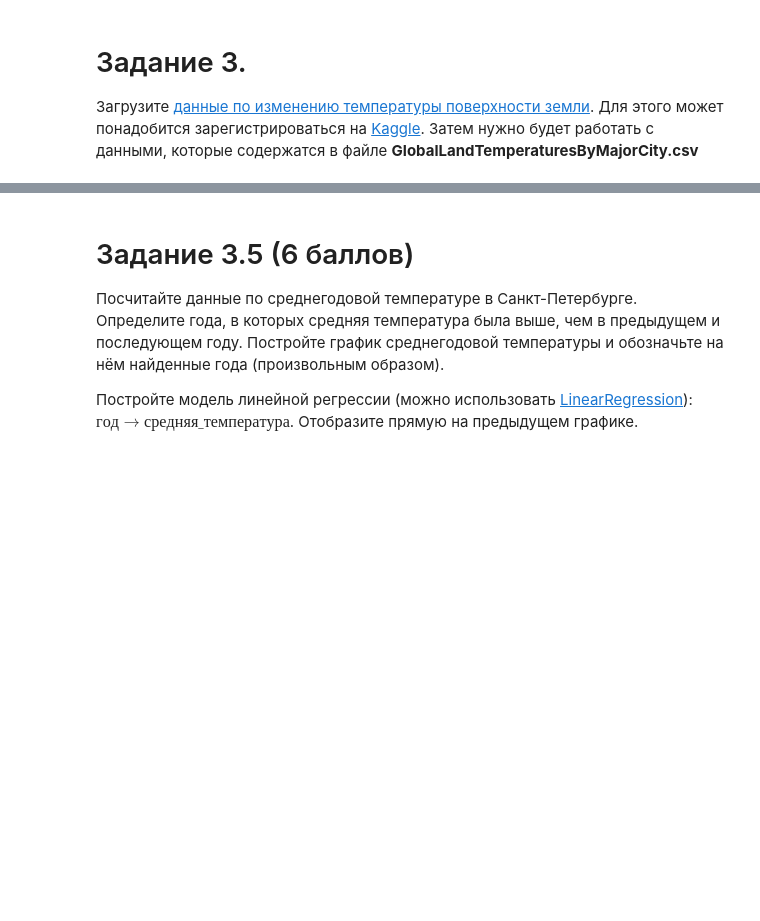
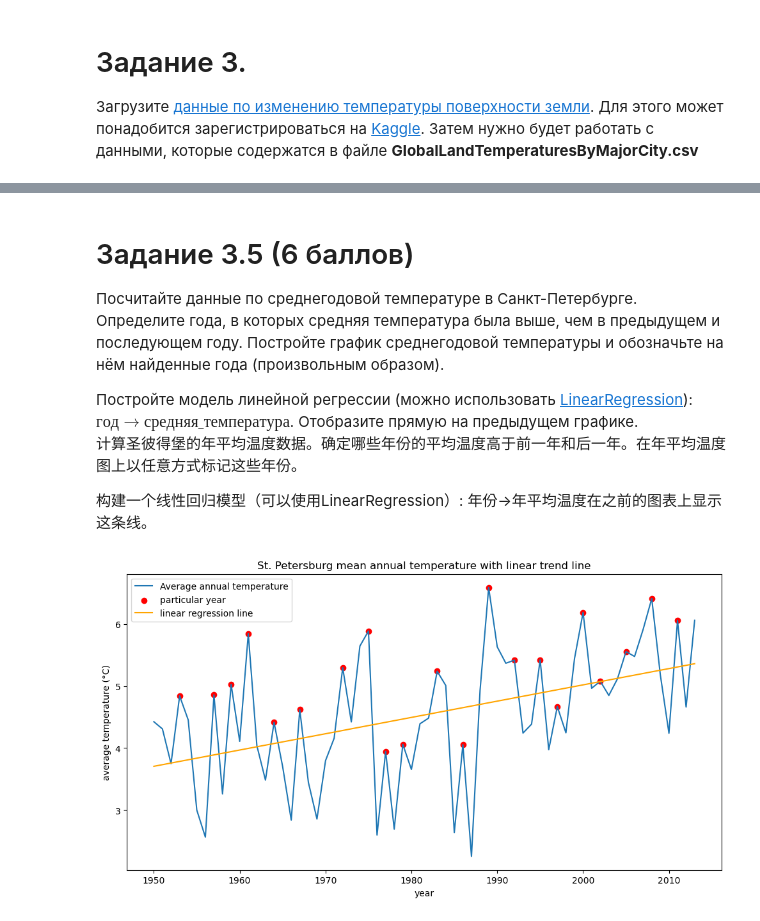
Before and after one commit to yangjiuyue18/python-homework, a Jupyter notebook: tasks/Task_3.ipynb, the cells around one changed output, grey strips where cells are left out. Drawn from its saved outputs; the diff is of its cells as text; code cells hidden in the pictures; blank space fills up the shorter version.

```diff
--- a/tasks/Task_3.ipynb
+++ b/tasks/Task_3.ipynb
@@ -47,6 +159,53 @@ df.head()
 Посчитайте данные по среднегодовой температуре в Санкт-Петербурге. Определите года, в которых средняя температура была выше, чем в предыдущем  и последующем году. Постройте график среднегодовой температуры и обозначьте на нём найденные года (произвольным образом).
 
 Постройте модель линейной регрессии (можно использовать [LinearRegression](https://scikit-learn.org/stable/modules/generated/sklearn.linear_model.LinearRegression.html)): $\mathbb{год} \rightarrow \mathbb{средняя\_температура}$. Отобразите прямую на предыдущем графике.
+计算圣彼得堡的年平均温度数据。确定哪些年份的平均温度高于前一年和后一年。在年平均温度图上以任意方式标记这些年份。
+
+构建一个线性回归模型（可以使用LinearRegression）:
+年份→年平均温度在之前的图表上显示这条线。
+# %%
+import numpy as np
+from sklearn.linear_model import LinearRegression
+
+# 确保数据已加载到df中
+# 计算圣彼得堡的年平均温度
+# Вычислите среднегодовую температуру в Санкт-Петербурге
+spb_data = df_after_1950[df_after_1950['City'] == 'Saint Petersburg']
+spb_yearly_avg = spb_data.groupby(spb_data['dt'].dt.year)['AverageTemperature'].mean()
+
+# 使用平均值替代 NaN 值
+# Используйте среднее значение вместо значения NaN
+mean_temp = spb_yearly_avg.mean()
+spb_yearly_avg.fillna(mean_temp, inplace=True)
+
+# 确定特定年份
+# Определите конкретные годы
+years = spb_yearly_avg.index
+higher_years = [year for i, year in enumerate(years[1:-1]) if spb_yearly_avg.iloc[i] < spb_yearly_avg.iloc[i + 1] > spb_yearly_avg.iloc[i + 2]]
+
+# 准备数据以进行线性回归
+# Подготовьте данные для линейной регрессии
+X = np.array(years).reshape(-1, 1)  # 年份
+y = spb_yearly_avg.values  # 年平均温度
+
+# 拟合线性回归模型
+# Модели линейной регрессии
+model = LinearRegression().fit(X, y)
+trend_line = model.predict(X)
+
+# 绘图
+# Рисунок
+plt.figure(figsize=(12, 6))
+plt.plot(years, y, label='Average annual temperature')
+plt.scatter(higher_years, spb_yearly_avg.loc[higher_years], color='red', label='particular year')  # 标记特定年份
+plt.plot(years, trend_line, label='linear regression line', color='orange')
+plt.title('St. Petersburg mean annual temperature with linear trend line')
+plt.xlabel('year')
+plt.ylabel('average temperature (°C)')
+plt.legend()
+plt.show()
+# %% [output]
+[figure, added]
 # %% [markdown]
 # Задание 3.6 (4 балла)
 
```
Also changed, not shown: parts of 12 cells of this notebook, 2 other files.
